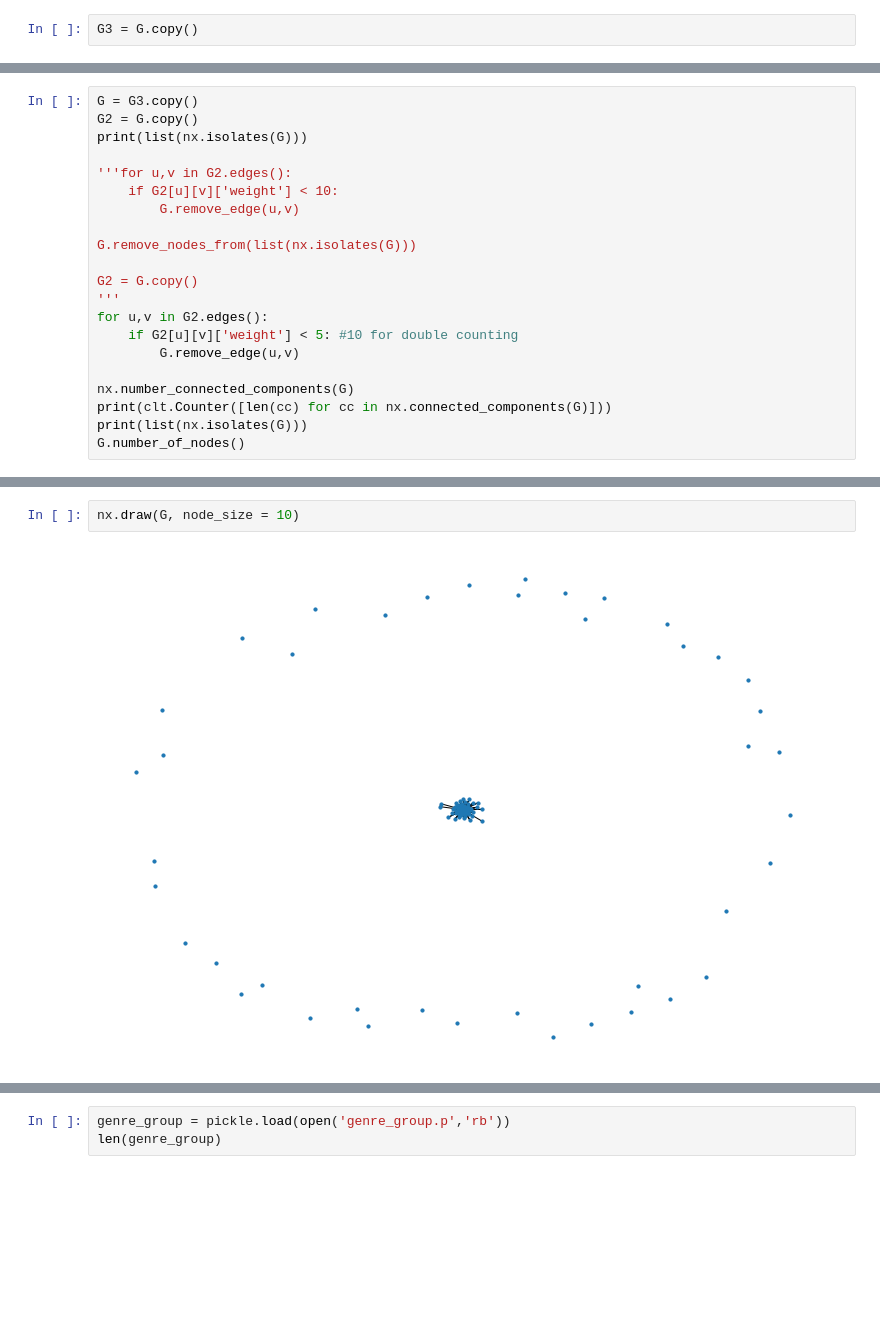
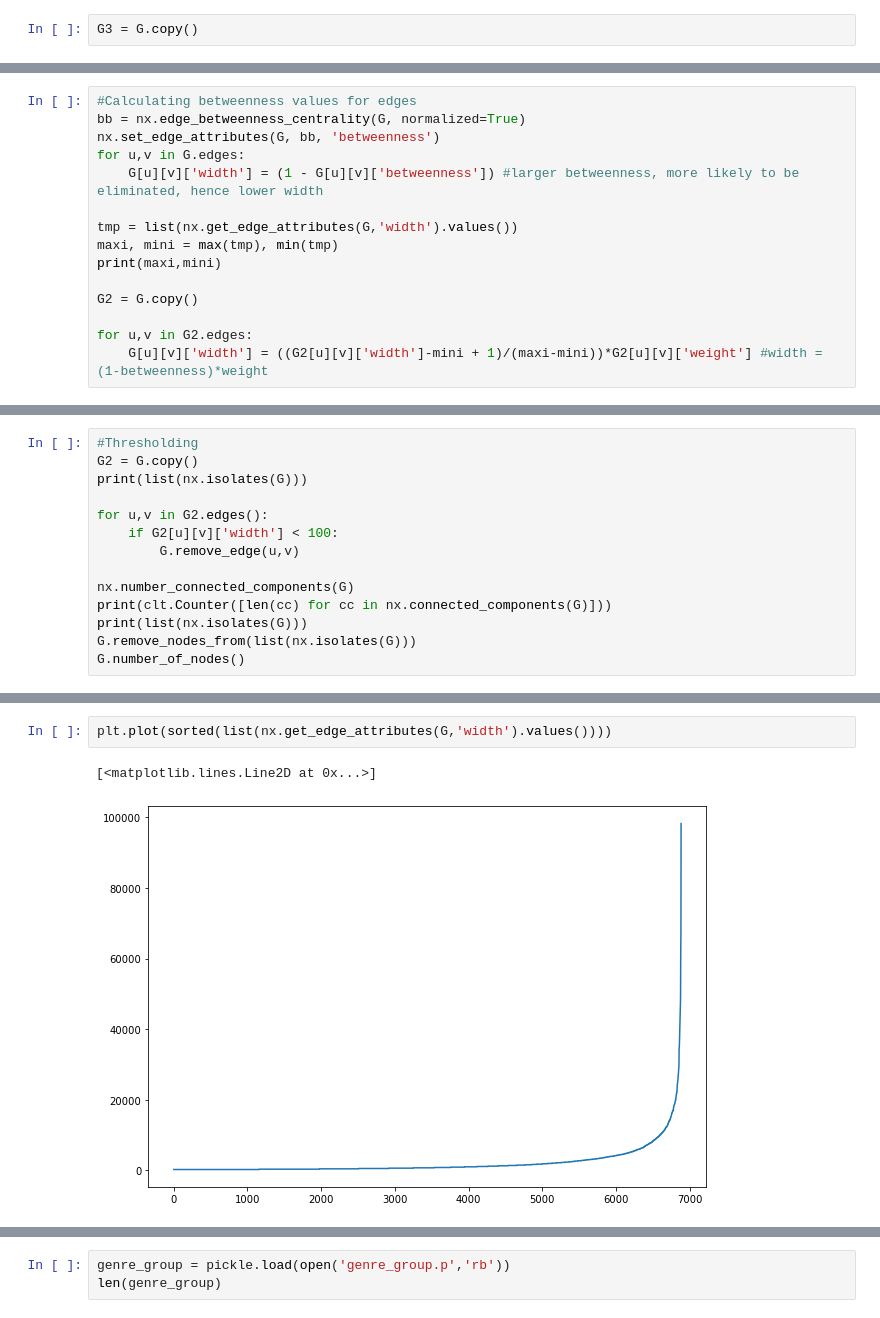
Before and after one commit to jzh001/Social-Network-Structure-in-Common-Interest-Communities, a Jupyter notebook: Network of Genres.ipynb, the cells around one changed output, grey strips where cells are left out. Cells and saved outputs as stored; diff of their text form; blank space fills up the shorter version.

```diff
--- a/Network of Genres.ipynb
+++ b/Network of Genres.ipynb
@@ -136,0 +167,15 @@ G3 = G.copy()
+# %%
+#Calculating betweenness values for edges
+bb = nx.edge_betweenness_centrality(G, normalized=True)
+nx.set_edge_attributes(G, bb, 'betweenness')
+for u,v in G.edges:
+    G[u][v]['width'] = (1 - G[u][v]['betweenness']) #larger betweenness, more likely to be eliminated, hence lower width
+
+tmp = list(nx.get_edge_attributes(G,'width').values())
+maxi, mini = max(tmp), min(tmp)
+print(maxi,mini)
+
+G2 = G.copy()
+
+for u,v in G2.edges:
+    G[u][v]['width'] = ((G2[u][v]['width']-mini + 1)/(maxi-mini))*G2[u][v]['weight'] #width = (1-betweenness)*weight
@@ -137,23 +184,16 @@ G3 = G.copy()
 # %%
-G = G3.copy()
+#Thresholding
 G2 = G.copy()
 print(list(nx.isolates(G)))
 
-'''for u,v in G2.edges():
-    if G2[u][v]['weight'] < 10:
-        G.remove_edge(u,v)
-
-G.remove_nodes_from(list(nx.isolates(G)))
-
-G2 = G.copy()
-'''
 for u,v in G2.edges():
-    if G2[u][v]['weight'] < 5: #10 for double counting
+    if G2[u][v]['width'] < 100:
         G.remove_edge(u,v)
 
 nx.number_connected_components(G)
 print(clt.Counter([len(cc) for cc in nx.connected_components(G)]))
 print(list(nx.isolates(G)))
+G.remove_nodes_from(list(nx.isolates(G)))
 G.number_of_nodes()
 # %% [output]
 []
@@ -163,4 +203,5 @@ Counter({1: 42, 145: 1})
-# %%
-nx.draw(G, node_size = 10)
-# %% [output]
-[figure, removed]
+# %%
+plt.plot(sorted(list(nx.get_edge_attributes(G,'width').values())))
+# %% [output]
+[<matplotlib.lines.Line2D at 0x...>]
+[figure, added]
```
Also changed, not shown: parts of 29 cells of this notebook.
